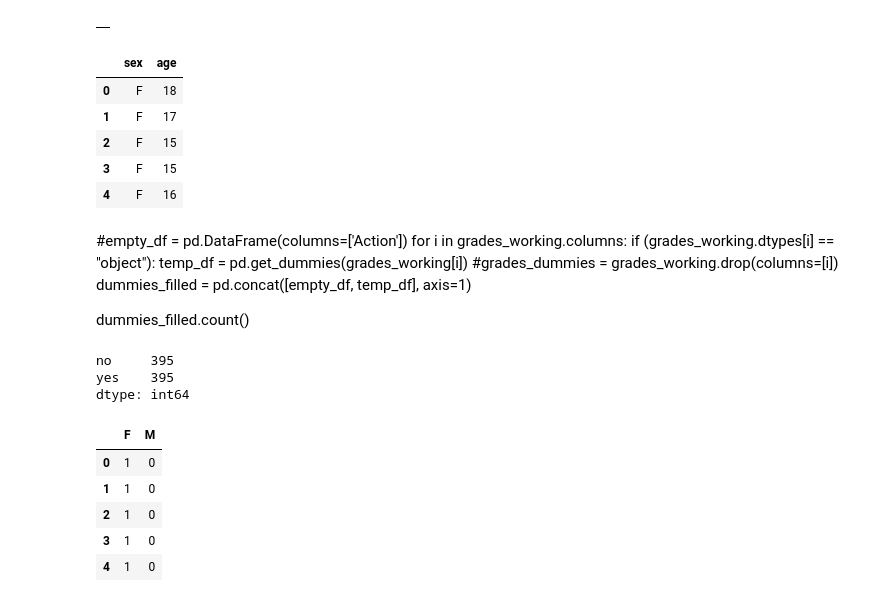
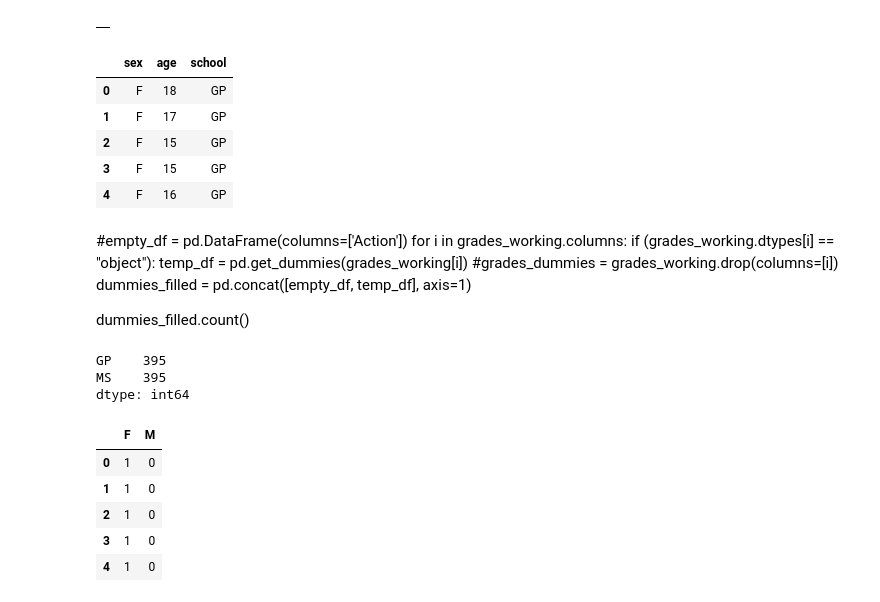
Before and after one commit to sushant822/sutdent_grade, a Jupyter notebook: studene_grade.ipynb, the cells around one changed output. Cells and saved outputs as stored; diff of their text form; code cells hidden in the pictures.

```diff
--- a/studene_grade.ipynb
+++ b/studene_grade.ipynb
@@ -113,15 +113,15 @@ empty_df_test
 # %% [output]
 |  |
 # %%
-test_df = pd.concat([empty_df_test, grades_working["sex"], grades_working["age"]], axis=1)
+test_df = pd.concat([empty_df_test, grades_working["sex"], grades_working["age"], grades_working["school"]], axis=1)
 test_df.head()
 # %% [output]
-|  | sex | age |
-| 0 | F | 18 |
-| 1 | F | 17 |
-| 2 | F | 15 |
-| 3 | F | 15 |
-| 4 | F | 16 |
+|  | sex | age | school |
+| 0 | F | 18 | GP |
+| 1 | F | 17 | GP |
+| 2 | F | 15 | GP |
+| 3 | F | 15 | GP |
+| 4 | F | 16 | GP |
 # %% [markdown]
 #empty_df = pd.DataFrame(columns=['Action'])
 for i in grades_working.columns:
@@ -132,15 +132,15 @@ for i in grades_working.columns:
 
 dummies_filled.count()
 # %%
-for i in grades_working:
-    if (grades_working.dtypes[i] == "object"):
+for i in test_df:
+    if (test_df.dtypes[i] == "object"):
         temp_df = pd.get_dummies(grades_working[i])
         #grades_dummies = grades_working.drop(columns=[i])
         dummies_filled = pd.concat([empty_df, temp_df], axis=1)
 
 dummies_filled.count()
 # %% [output]
-no     395
-yes    395
+GP    395
+MS    395
 dtype: int64
 # %%
```
Also changed, not shown: parts of 1 cell of this notebook.
